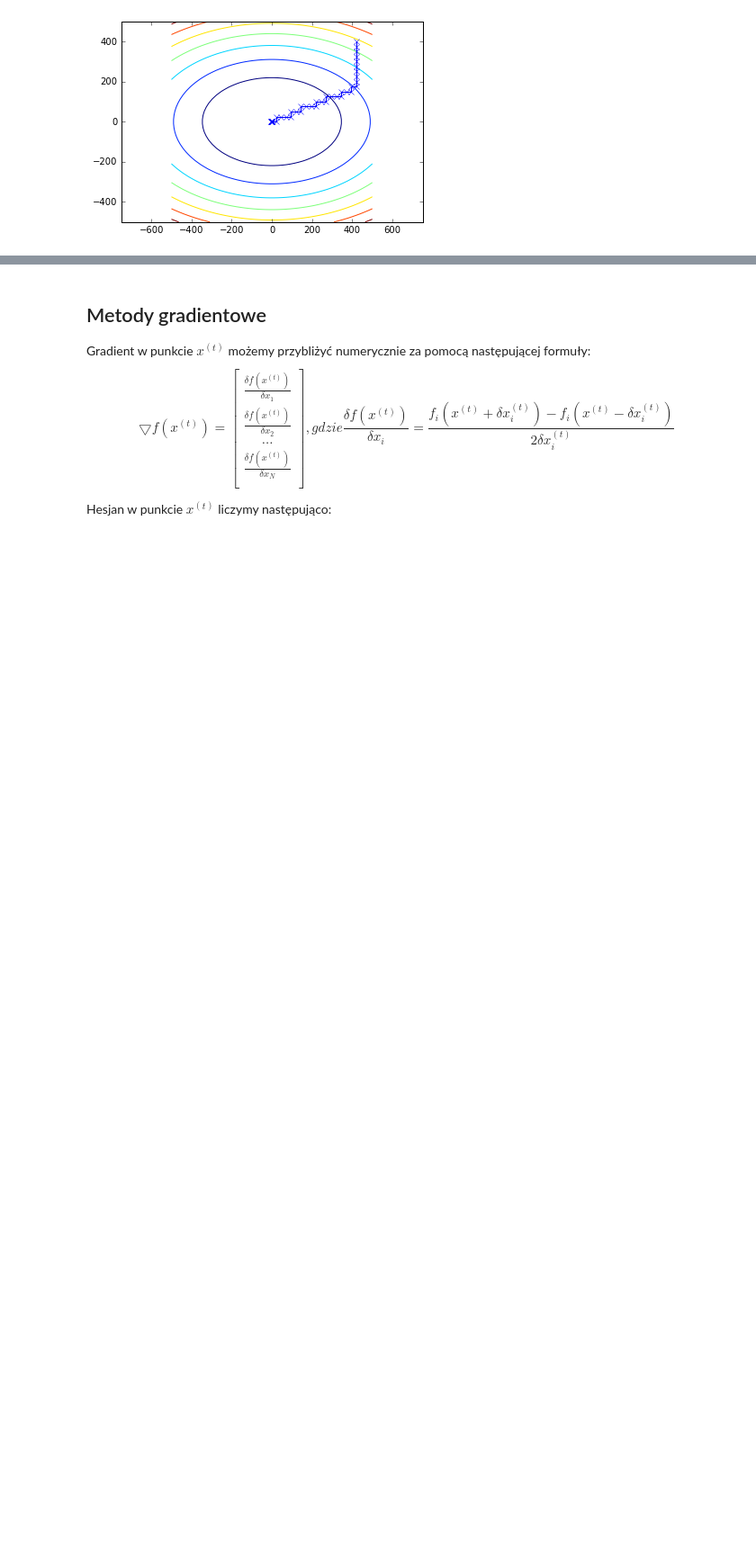
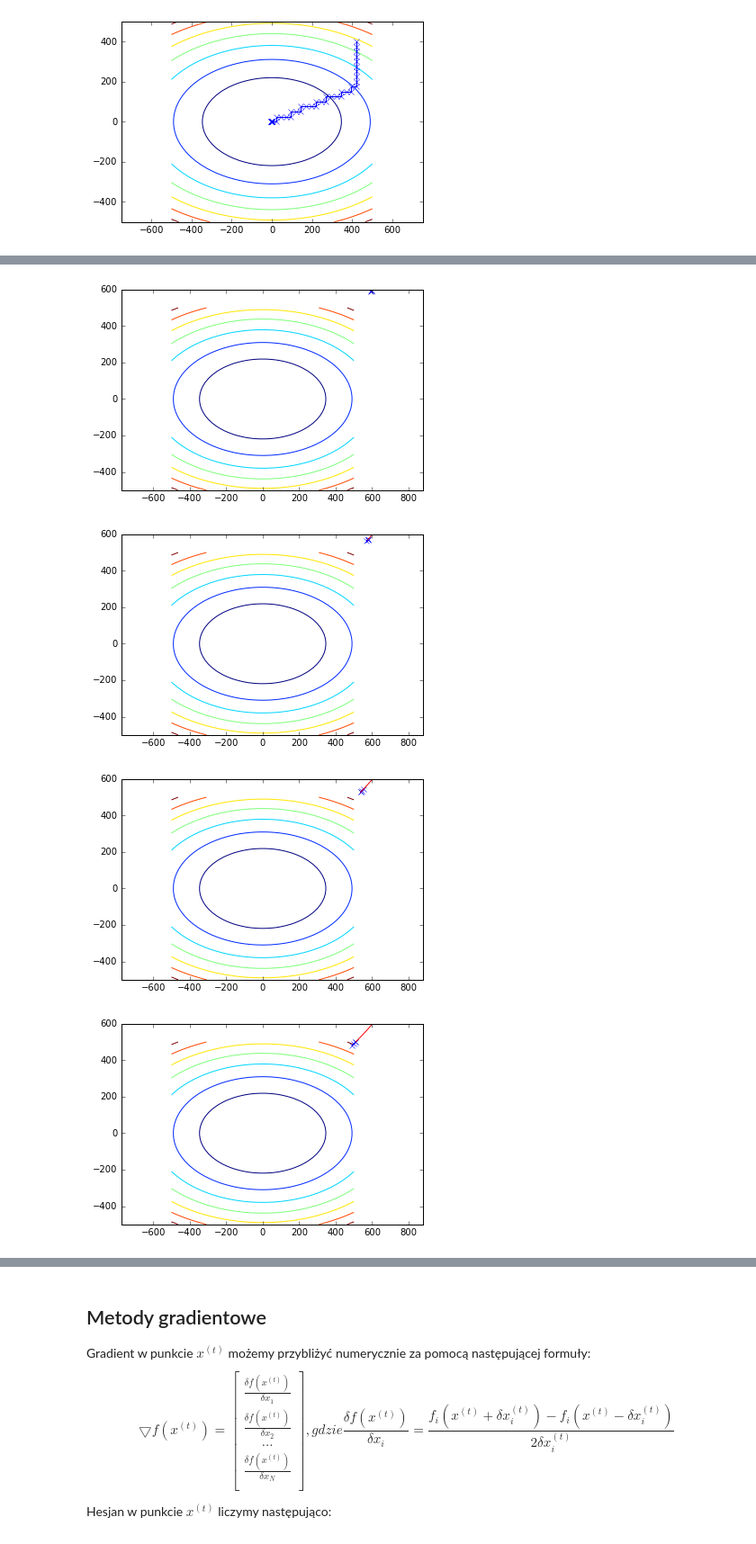
Before and after one commit to heolin/math_optimizations, a Jupyter notebook: Optimizations.ipynb, the cells around one changed output, grey strips where cells are left out. Shown at 90% size. Cells and saved outputs as stored; diff of their text form; code cells hidden in the pictures; blank space fills up the shorter version.

```diff
--- a/Optimizations.ipynb
+++ b/Optimizations.ipynb
@@ -550,0 +559,54 @@ pt.plot(X.T[0], X.T[1], "x-")
+# %%
+gamma = 2
+beta = 0.5
+e = 15
+
+p = 600
+q = 600
+
+N = 3
+
+sim = np.array([[p, q],
+              [p, q+1],
+              [p+1, q]])
+
+H = np.array(sim)
+i = 0
+while np.sqrt(np.sum((f(sim.T) - f(np.array([xc]*N).T)) ** 2)/(N+1)) > e:
+    values = np.argsort(f(sim.T))
+    xb = sim[values[0]]
+    xw = sim[values[-1]]
+    xm = sim[values[-2]]
+
+    xc = np.array([np.sum(sim.T[0]), np.sum(sim.T[1])]) / N
+
+    xr = 2 * xc - xw
+    xnew = xr
+
+    if f(xr) < f(xb):
+        xnew = (1 + gamma) * xc - gamma * xw
+    elif f(xr) >= f(xw):
+        xnew = (1 - beta) * xc + beta * xw
+    elif f(xm) < f(xr) and f(xr) < f(xw):
+        xnew = (1 + beta) * xc - beta * xw
+
+    sim[values[-1]] = xnew
+
+
+
+    i += 1
+
+    if i % 5 == 0:
+        X = np.vstack([sim, sim[0]])
+        H = np.vstack([H, sim[0]])
+
+        plt.axis("equal")
+        plt.contour(xmesh, ymesh, fmesh)
+        plt.plot(X.T[0], X.T[1], "x-")
+        plt.plot(H.T[0], H.T[1], "r-")
+        plt.show()
+# %% [output]
+[figure, added]
+[figure, added]
+[figure, added]
+[figure, added]
```
Also changed, not shown: parts of 6 cells of this notebook.
